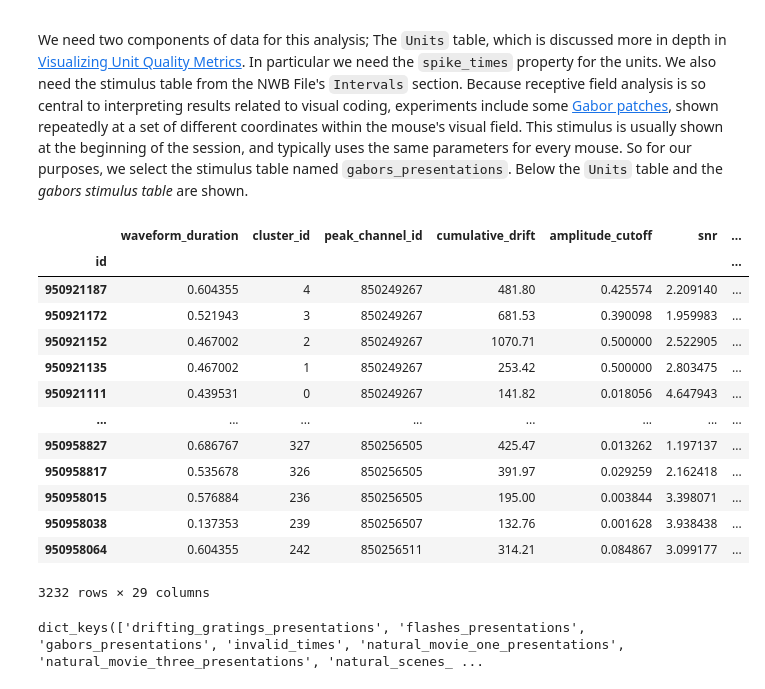
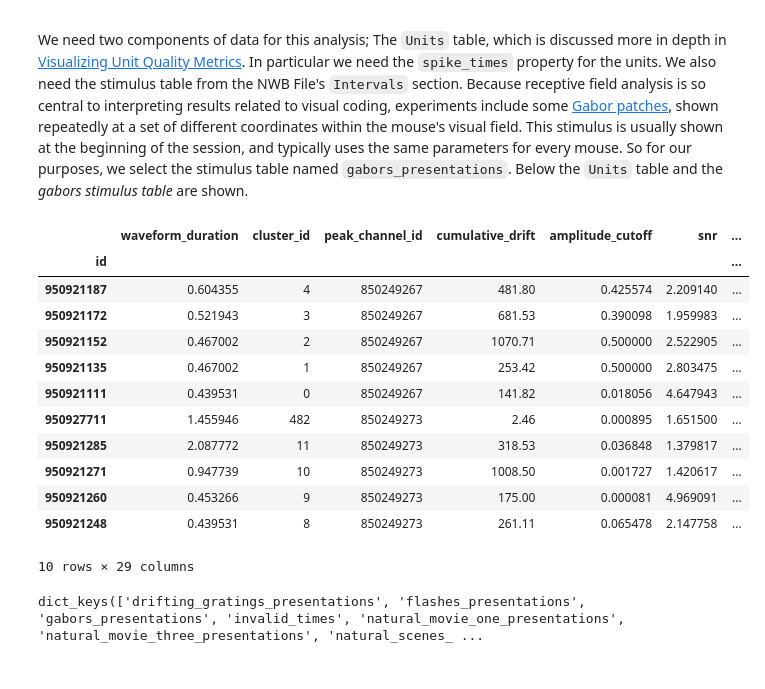
Before and after one commit to AllenInstitute/openscope_databook, a Jupyter notebook: docs/first-order/receptive_fields.ipynb, the cells around one changed output. Saved outputs shown, nothing was run; the diff lists cells and outputs as text; code cells hidden in the pictures.

Commit message:
Remove print of whole units table to save RAM on binder

```diff
--- a/docs/first-order/receptive_fields.ipynb
+++ b/docs/first-order/receptive_fields.ipynb
@@ -54,22 +54,21 @@ io = NWBHDF5IO(filepath, mode="r", load_namespaces=True)
 nwb = io.read()
 # %%
 units = nwb.units
-units[:]
+units[:10]
 # %% [output]
 |  | waveform_duration | cluster_id | peak_channel_id | cumulative_drift | amplitude_cutoff | snr | ... |
 | id |  |  |  |  |  |  | ... |
 | 950921187 | 0.604355 | 4 | 850249267 | 481.80 | 0.425574 | 2.209140 | ... |
 | 950921172 | 0.521943 | 3 | 850249267 | 681.53 | 0.390098 | 1.959983 | ... |
 | 950921152 | 0.467002 | 2 | 850249267 | 1070.71 | 0.500000 | 2.522905 | ... |
 | 950921135 | 0.467002 | 1 | 850249267 | 253.42 | 0.500000 | 2.803475 | ... |
 | 950921111 | 0.439531 | 0 | 850249267 | 141.82 | 0.018056 | 4.647943 | ... |
-| ... | ... | ... | ... | ... | ... | ... | ... |
-| 950958827 | 0.686767 | 327 | 850256505 | 425.47 | 0.013262 | 1.197137 | ... |
-| 950958817 | 0.535678 | 326 | 850256505 | 391.97 | 0.029259 | 2.162418 | ... |
-| 950958015 | 0.576884 | 236 | 850256505 | 195.00 | 0.003844 | 3.398071 | ... |
-| 950958038 | 0.137353 | 239 | 850256507 | 132.76 | 0.001628 | 3.938438 | ... |
-| 950958064 | 0.604355 | 242 | 850256511 | 314.21 | 0.084867 | 3.099177 | ... |
+| 950927711 | 1.455946 | 482 | 850249273 | 2.46 | 0.000895 | 1.651500 | ... |
+| 950921285 | 2.087772 | 11 | 850249273 | 318.53 | 0.036848 | 1.379817 | ... |
+| 950921271 | 0.947739 | 10 | 850249273 | 1008.50 | 0.001727 | 1.420617 | ... |
+| 950921260 | 0.453266 | 9 | 850249273 | 175.00 | 0.000081 | 4.969091 | ... |
+| 950921248 | 0.439531 | 8 | 850249273 | 261.11 | 0.065478 | 2.147758 | ... |
-3232 rows × 29 columns
+10 rows × 29 columns
 # %%
 nwb.intervals.keys()
 # %% [output]
```
Also changed, not shown: parts of 3 cells of this notebook.
